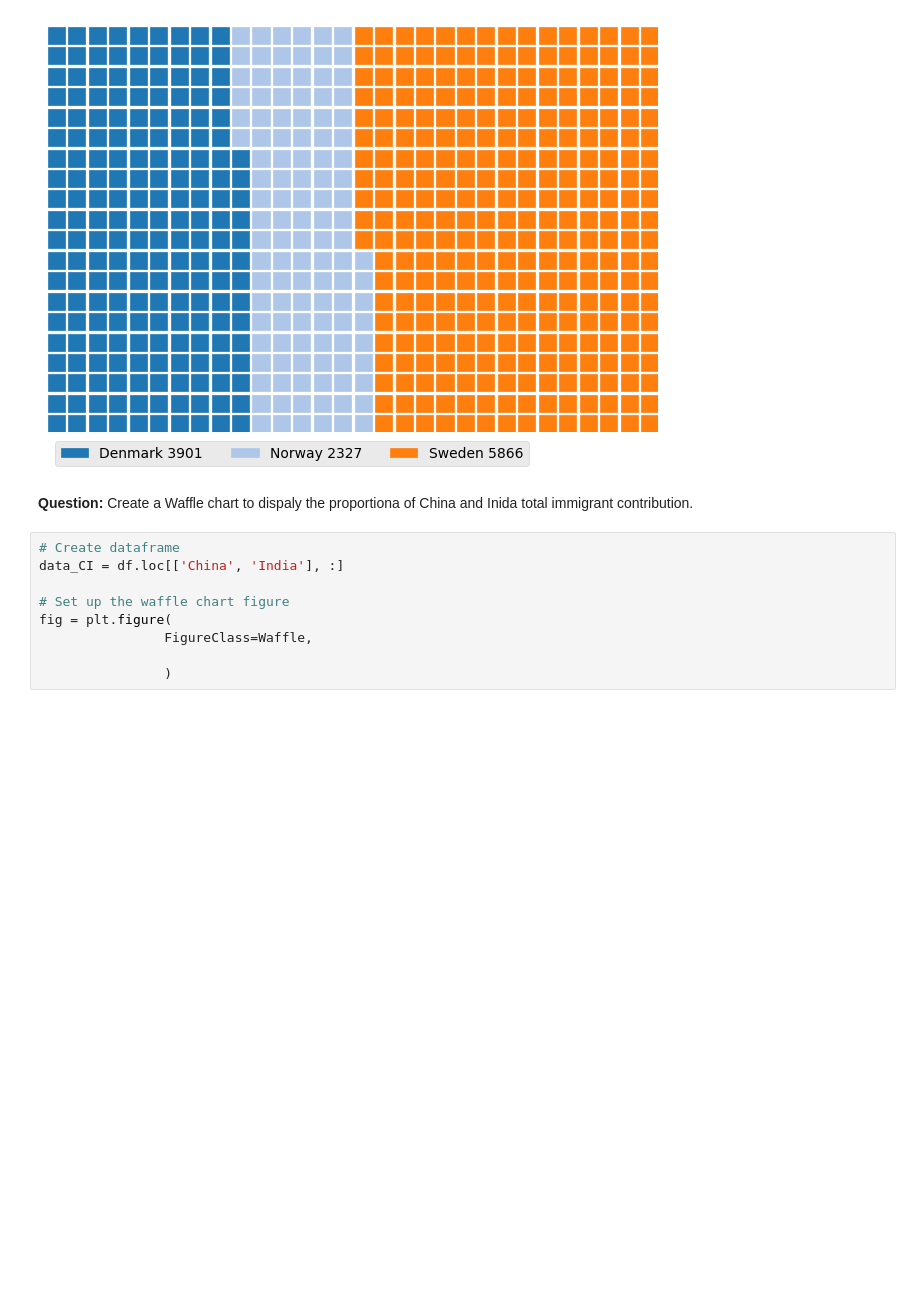
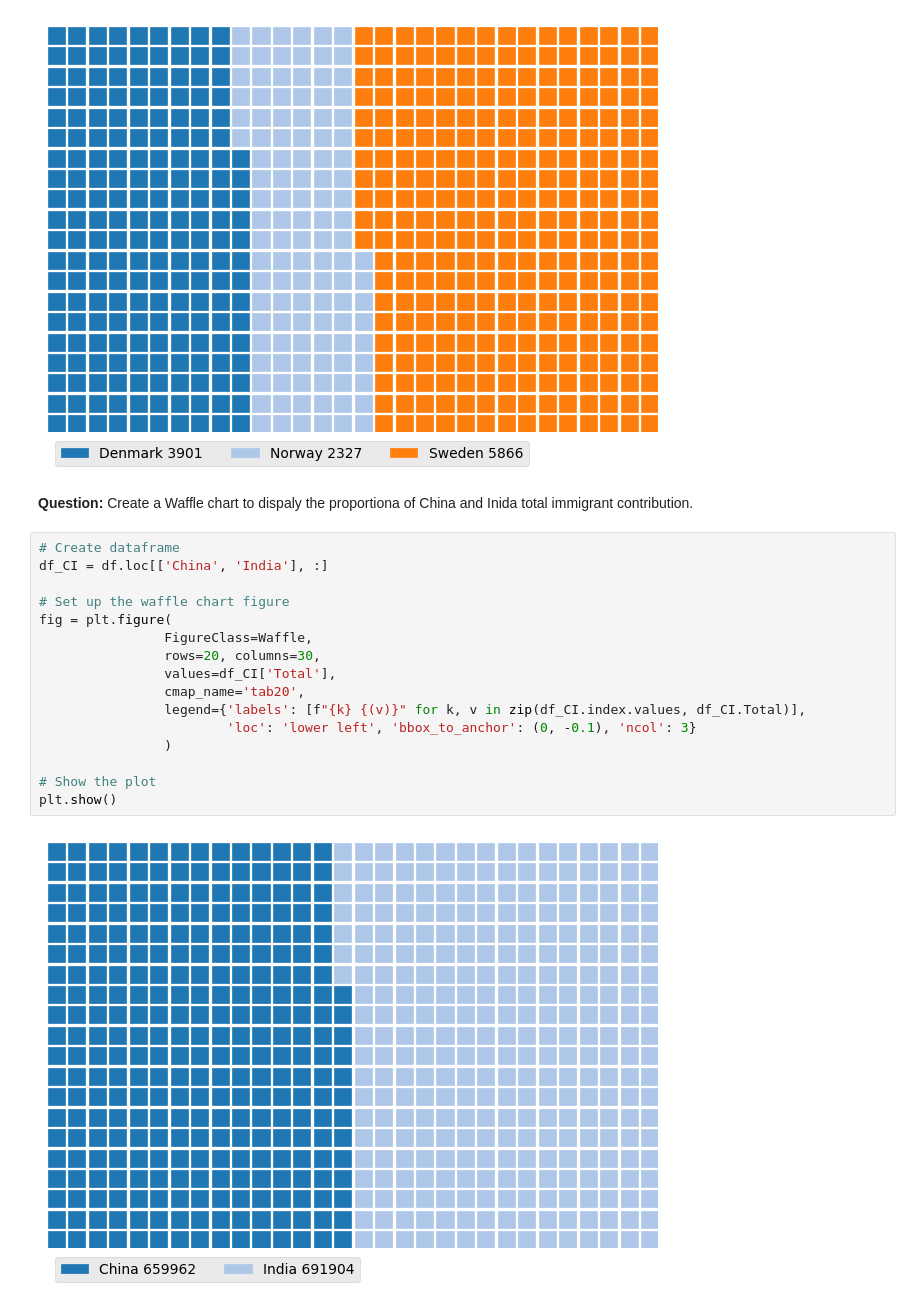
Before and after one commit to DUY2602/IBM-Data-Science, a Jupyter notebook: 8. Data Visualization with Python/Basic & Specialized Visualization tools/waffle_chart_word_cloud_regression_plot.ipynb, the cells around one changed output. Saved outputs shown, nothing was run; the diff lists cells and outputs as text; blank space fills up the shorter version.

```diff
--- a/8. Data Visualization with Python/Basic & Specialized Visualization tools/waffle_chart_word_cloud_regression_plot.ipynb
+++ b/8. Data Visualization with Python/Basic & Specialized Visualization tools/waffle_chart_word_cloud_regression_plot.ipynb
@@ -391,10 +391,19 @@ plt.show()
 **Question:** Create a Waffle chart to dispaly the proportiona of China and Inida total immigrant contribution.
 # %%
 # Create dataframe
-data_CI = df.loc[['China', 'India'], :]
+df_CI = df.loc[['China', 'India'], :]
 
 # Set up the waffle chart figure
 fig = plt.figure(
                 FigureClass=Waffle,
+                rows=20, columns=30,
+                values=df_CI['Total'],
+                cmap_name='tab20',
+                legend={'labels': [f"{k} {(v)}" for k, v in zip(df_CI.index.values, df_CI.Total)],
+                        'loc': 'lower left', 'bbox_to_anchor': (0, -0.1), 'ncol': 3}
+                )
 
-                )
+# Show the plot
+plt.show()
+# %% [output]
+[figure, added]
```
Also changed, not shown: parts of 30 cells of this notebook.
